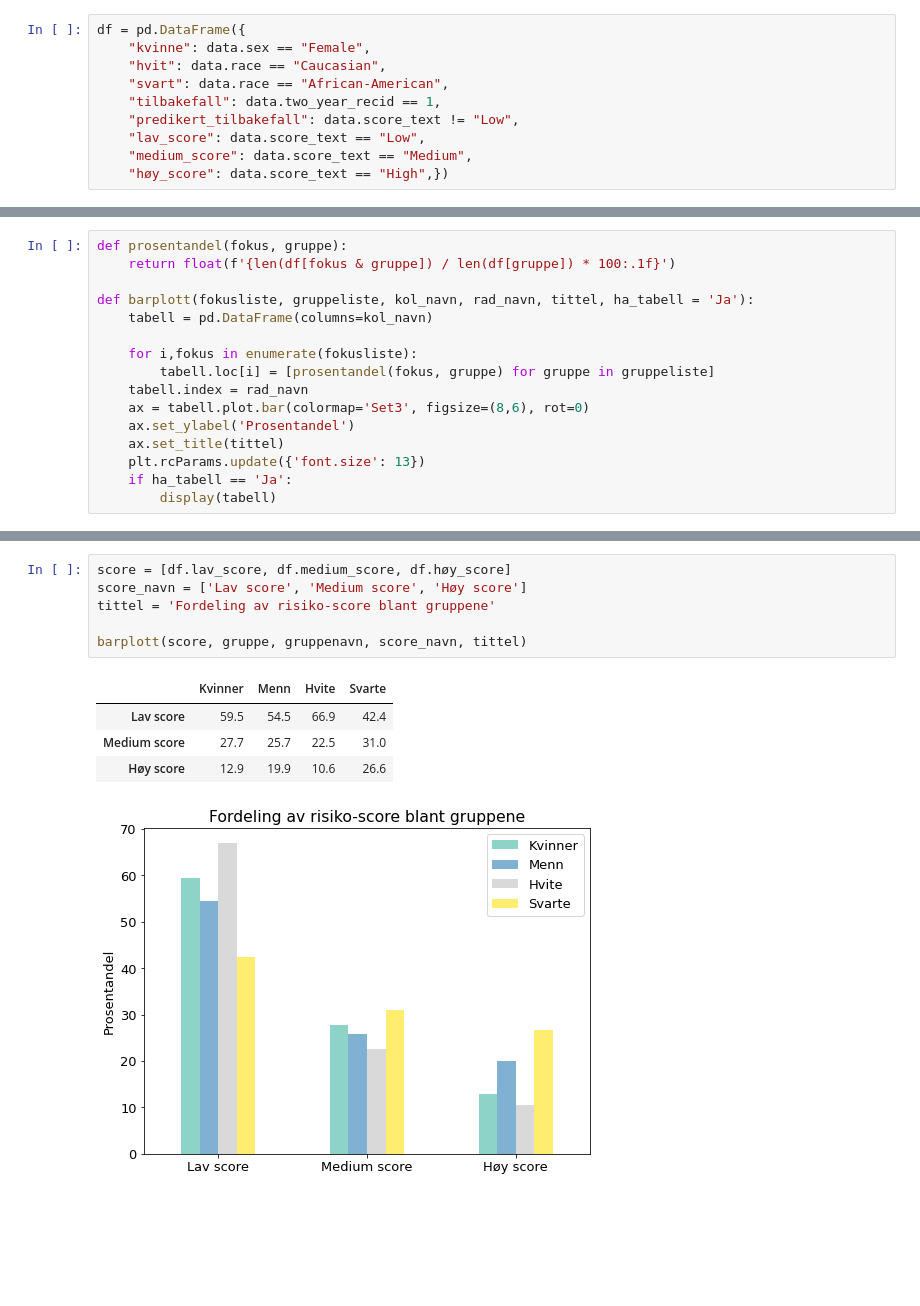
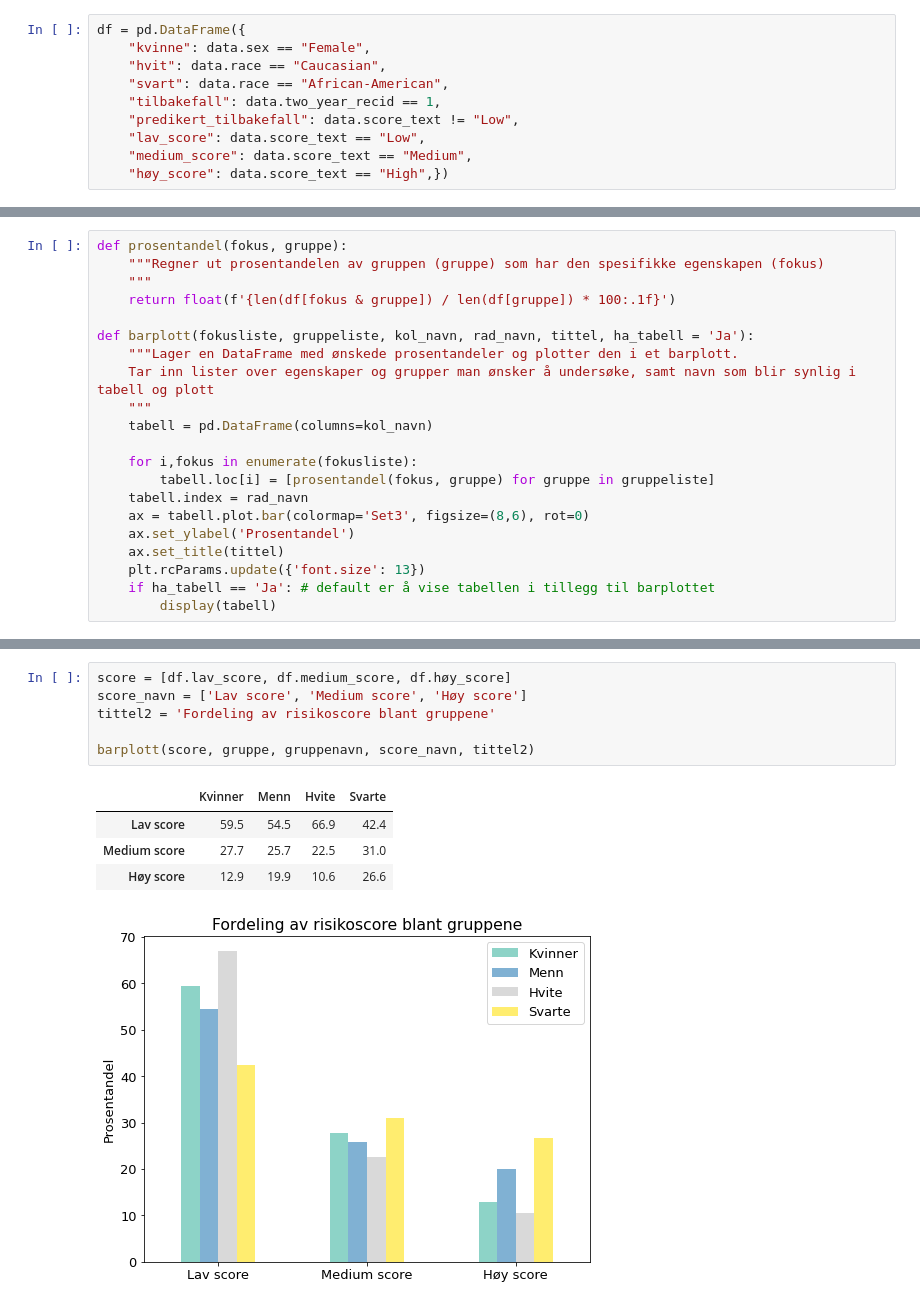
Before and after one commit to GullaTorvund/Prosjekt-1---HON2200, a Jupyter notebook: Notebooks/1a.ipynb, the cells around one changed output, grey strips where cells are left out. Drawn from its saved outputs; the diff is of its cells as text; blank space fills up the shorter version.

```diff
--- a/Notebooks/1a.ipynb
+++ b/Notebooks/1a.ipynb
@@ -22,8 +35,13 @@ df = pd.DataFrame({
 # %%
 def prosentandel(fokus, gruppe):
+    """Regner ut prosentandelen av gruppen (gruppe) som har den spesifikke egenskapen (fokus)
+    """
     return float(f'{len(df[fokus & gruppe]) / len(df[gruppe]) * 100:.1f}')
 
 def barplott(fokusliste, gruppeliste, kol_navn, rad_navn, tittel, ha_tabell = 'Ja'):
+    """Lager en DataFrame med ønskede prosentandeler og plotter den i et barplott.
+    Tar inn lister over egenskaper og grupper man ønsker å undersøke, samt navn som blir synlig i tabell og plott
+    """
     tabell = pd.DataFrame(columns=kol_navn)
 
     for i,fokus in enumerate(fokusliste):
@@ -33,5 +51,5 @@ def barplott(fokusliste, gruppeliste, kol_navn, rad_navn, tittel, ha_tabell = 'J
     ax.set_ylabel('Prosentandel')
     ax.set_title(tittel)
     plt.rcParams.update({'font.size': 13})
-    if ha_tabell == 'Ja':
+    if ha_tabell == 'Ja': # default er å vise tabellen i tillegg til barplottet
         display(tabell)
@@ -56,12 +78,12 @@ barplott(resid_predresid, gruppe, gruppenavn, resid_predresid_navn, tittel)
 # %%
 score = [df.lav_score, df.medium_score, df.høy_score]
 score_navn = ['Lav score', 'Medium score', 'Høy score']
-tittel = 'Fordeling av risiko-score blant gruppene'
+tittel2 = 'Fordeling av risikoscore blant gruppene'
 
-barplott(score, gruppe, gruppenavn, score_navn, tittel)
+barplott(score, gruppe, gruppenavn, score_navn, tittel2)
 # %% [output]
 |  | Kvinner | Menn | Hvite | Svarte |
 | Lav score | 59.5 | 54.5 | 66.9 | 42.4 |
 | Medium score | 27.7 | 25.7 | 22.5 | 31.0 |
 | Høy score | 12.9 | 19.9 | 10.6 | 26.6 |
-[figure, old version]
+[figure, new version]
```
Also changed, not shown: parts of 20 cells of this notebook, 1 other file.
